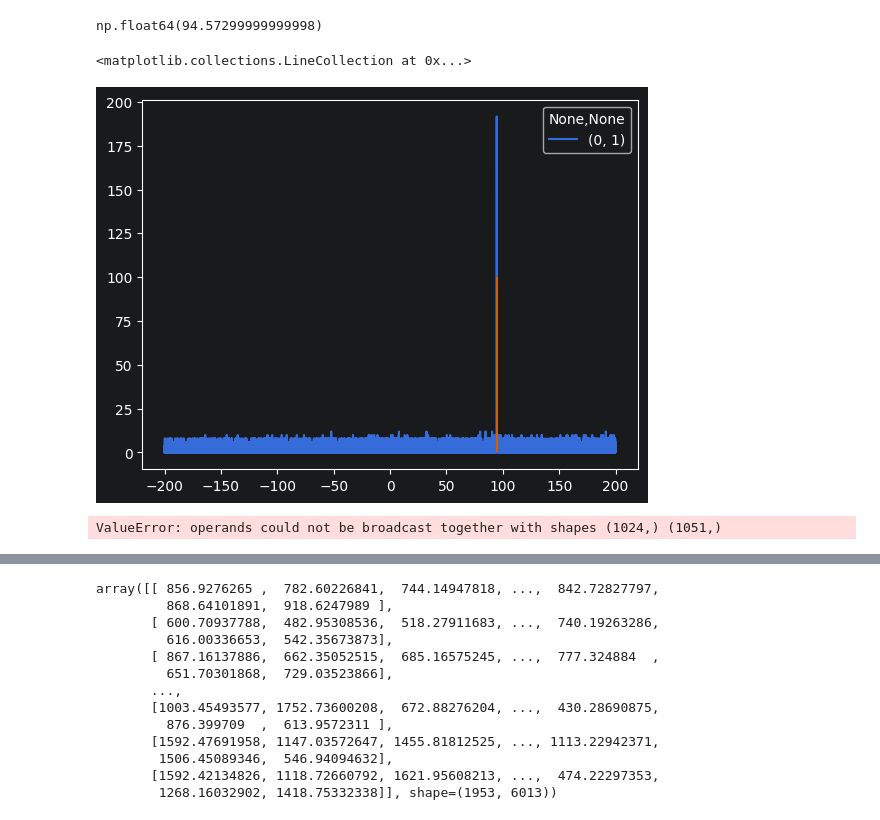
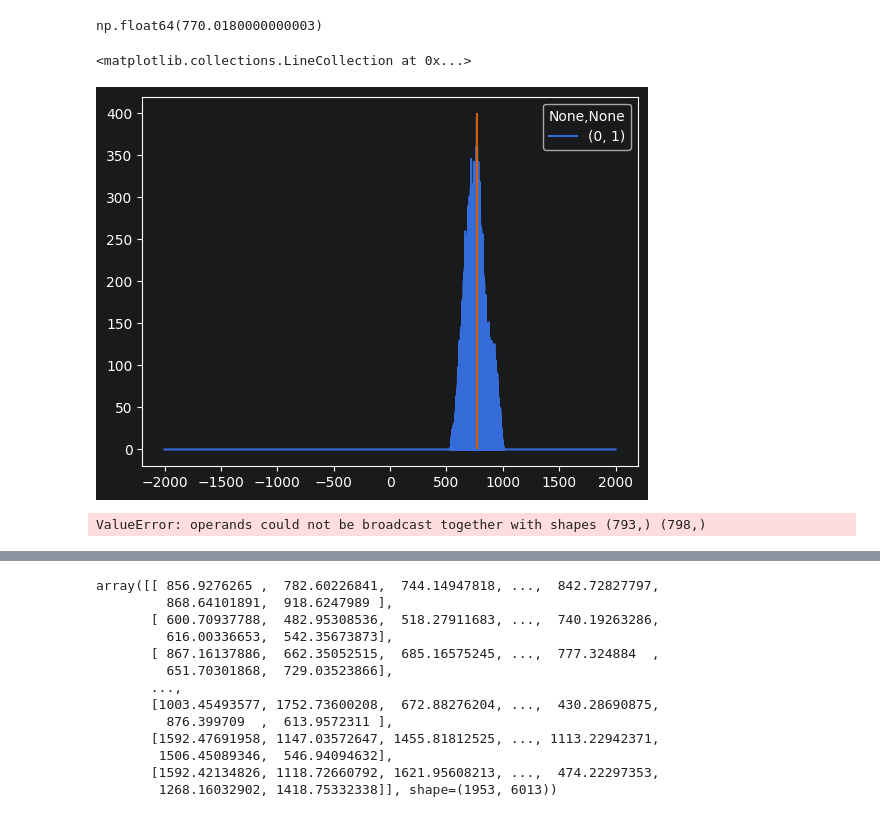
Before and after one commit to NeuroNetMem/batch2p, a Jupyter notebook: notebooks/data_synchronization_barcode.ipynb, the cells around one changed output, grey strips where cells are left out. Cells and saved outputs as stored; diff of their text form; code cells hidden in the pictures.

```diff
--- a/notebooks/data_synchronization_barcode.ipynb
+++ b/notebooks/data_synchronization_barcode.ipynb
@@ -18,10 +18,10 @@ custom_params = {"axes.spines.right": False, "axes.spines.top": False, "figure.f
 sns.set_context("paper")
 sns.set_theme(style="ticks", palette="colorblind", font_scale=1.3, rc=custom_params)
 # %%
-pin_sheet_file = '/home/battaglia/src/ofl_2p_analysis/docs/pinSheet.json'
+pin_sheet_file = '/home/battaglia/src/ofl_2p_analysis/docs/pinSheet_2026.json'
 # Path_non_decoded_files = "/data/ofl_2p/A04_day2"
-Path_non_decoded_files = "/data/ofl_2p/A04_day3"
-
+# Path_non_decoded_files = "/data/ofl_2p/A04_day3"
+Path_non_decoded_files = "/data/ofl_2p/unity_scanner_totalsync"
 # s3d_results_folder = "/Users/fpbattaglia/Dropbox/Data/ofl_2p/s3d-results-00003split_test-std"
 # %%
 tif_files = sorted(str(p) for p in Path(Path_non_decoded_files).glob("*.tif"))
@@ -154,22 +220,22 @@ barcode_group = nap.TsGroup({0: aux_barcode_ts, 1: tsync_barcode_ts})
 # %%
-crosscorrs = nap.compute_crosscorrelogram(group=barcode_group, time_units = 'ms', windowsize=200000, binsize = 1 )
+crosscorrs = nap.compute_crosscorrelogram(group=barcode_group, time_units = 'ms', windowsize=2000000, binsize = 1 )
 shift = crosscorrs.idxmax().iloc[0]
 # %%
 shift
 # %% [output]
-np.float64(94.57299999999998)
+np.float64(770.0180000000003)
 # %%
 crosscorrs.plot()
 ax = plt.gca()
-ax.vlines(shift, 0, 100, colors='r')
+ax.vlines(shift, 0, 400, colors='r')
 #ax.set_xlim(22, 23)
 # %% [output]
 <matplotlib.collections.LineCollection at 0x...>
-[figure, old version]
+[figure, new version]
 # %%
 np.median(aux_barcode_ts.t+shift-tsync_barcode_ts.t)
 # %% [output]
-ValueError: operands could not be broadcast together with shapes (1024,) (1051,)
+ValueError: operands could not be broadcast together with shapes (793,) (798,)
 # %%
 def closest_match_indices_sorted(A, B, max_tolerance):
     """
```
Also changed, not shown: parts of 24 cells of this notebook, 1 other file.
